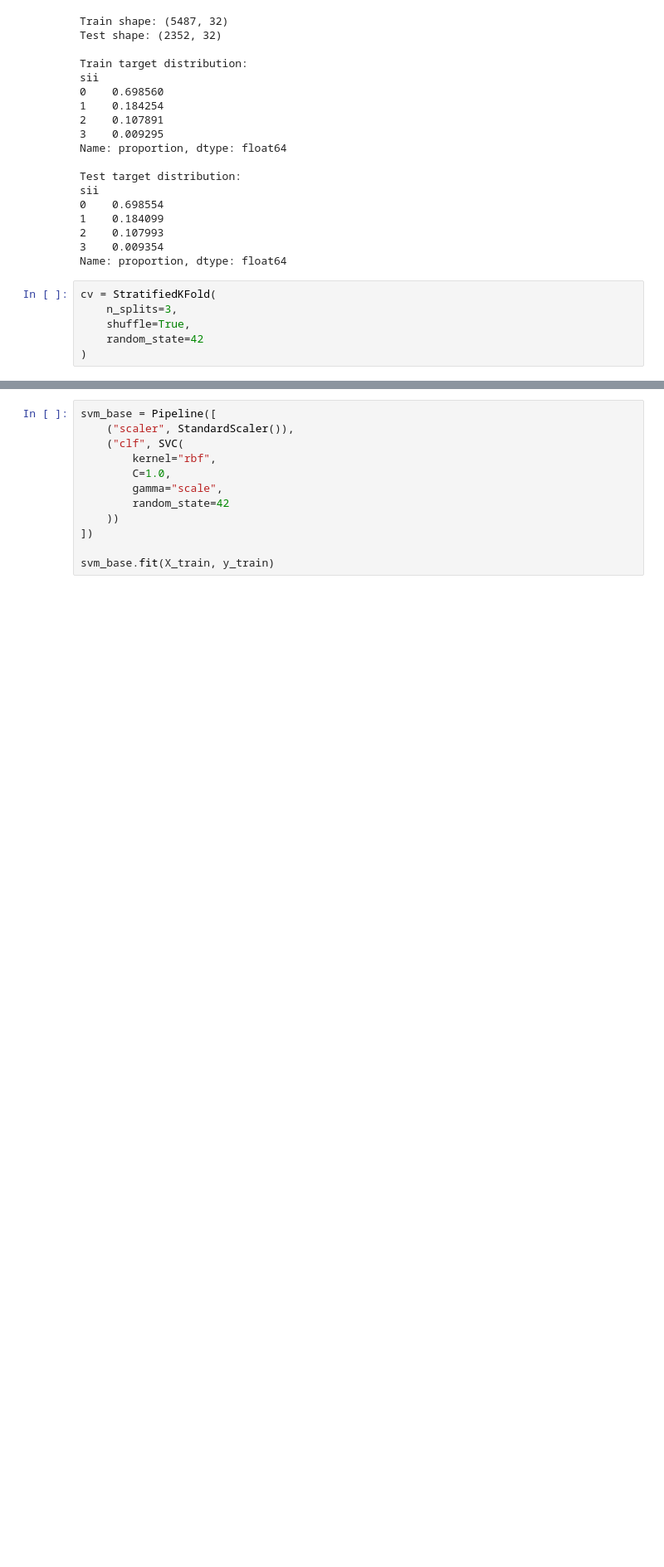
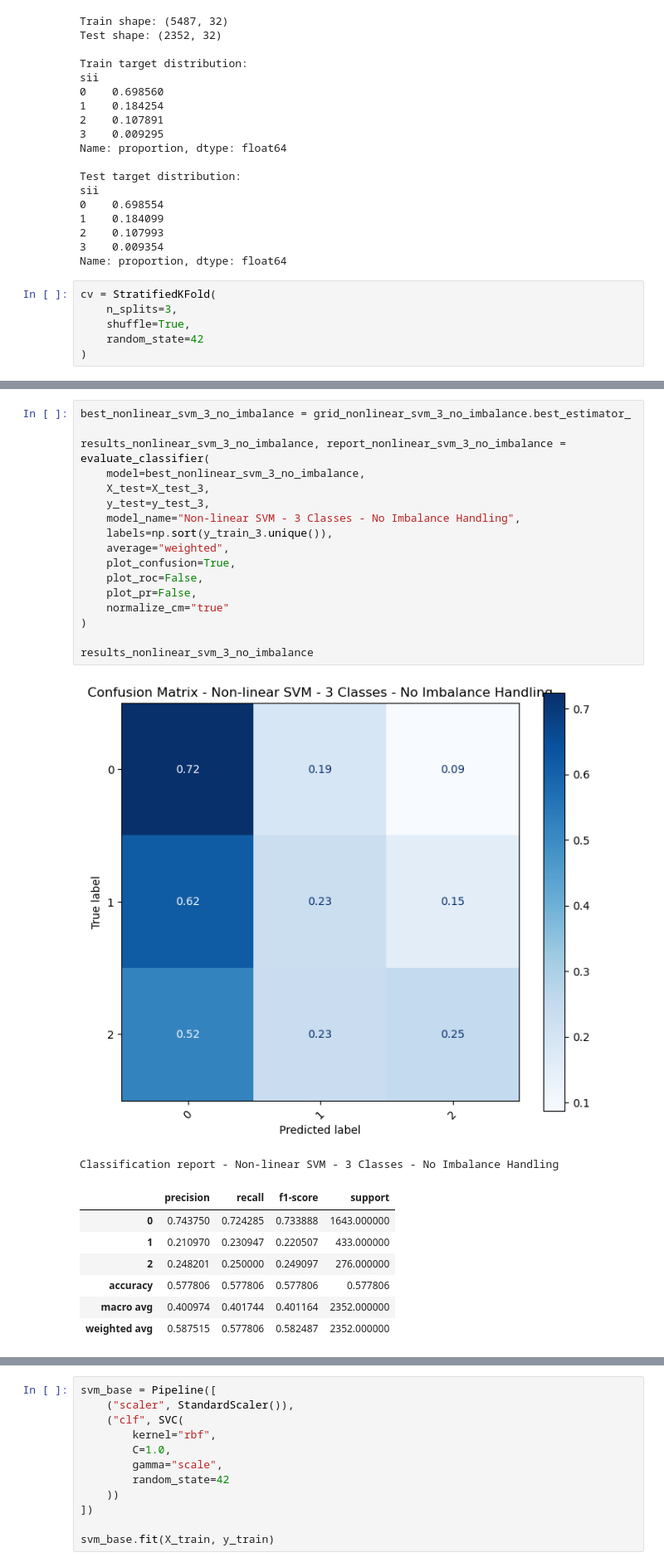
Before and after one commit to lorenzobuccolini03/Data-Mining---Advanced-Topics, a Jupyter notebook: Advanced Classification/SVM_lin_nonlin.ipynb, the cells around one changed output, grey strips where cells are left out. Shown at 83% size. Cells and saved outputs as stored; diff of their text form; blank space fills up the shorter version.

```diff
--- a/Advanced Classification/SVM_lin_nonlin.ipynb
+++ b/Advanced Classification/SVM_lin_nonlin.ipynb
@@ -85,0 +427,27 @@ cv = StratifiedKFold(
+# %%
+best_nonlinear_svm_3_no_imbalance = grid_nonlinear_svm_3_no_imbalance.best_estimator_
+
+results_nonlinear_svm_3_no_imbalance, report_nonlinear_svm_3_no_imbalance = evaluate_classifier(
+    model=best_nonlinear_svm_3_no_imbalance,
+    X_test=X_test_3,
+    y_test=y_test_3,
+    model_name="Non-linear SVM - 3 Classes - No Imbalance Handling",
+    labels=np.sort(y_train_3.unique()),
+    average="weighted",
+    plot_confusion=True,
+    plot_roc=False,
+    plot_pr=False,
+    normalize_cm="true"
+)
+
+results_nonlinear_svm_3_no_imbalance
+# %% [output]
+[figure, added]
+Classification report - Non-linear SVM - 3 Classes - No Imbalance Handling
+|  | precision | recall | f1-score | support |
+| 0 | 0.743750 | 0.724285 | 0.733888 | 1643.000000 |
+| 1 | 0.210970 | 0.230947 | 0.220507 | 433.000000 |
+| 2 | 0.248201 | 0.250000 | 0.249097 | 276.000000 |
+| accuracy | 0.577806 | 0.577806 | 0.577806 | 0.577806 |
+| macro avg | 0.400974 | 0.401744 | 0.401164 | 2352.000000 |
+| weighted avg | 0.587515 | 0.577806 | 0.582487 | 2352.000000 |
```
Also changed, not shown: parts of 11 cells of this notebook, 2 other files.
